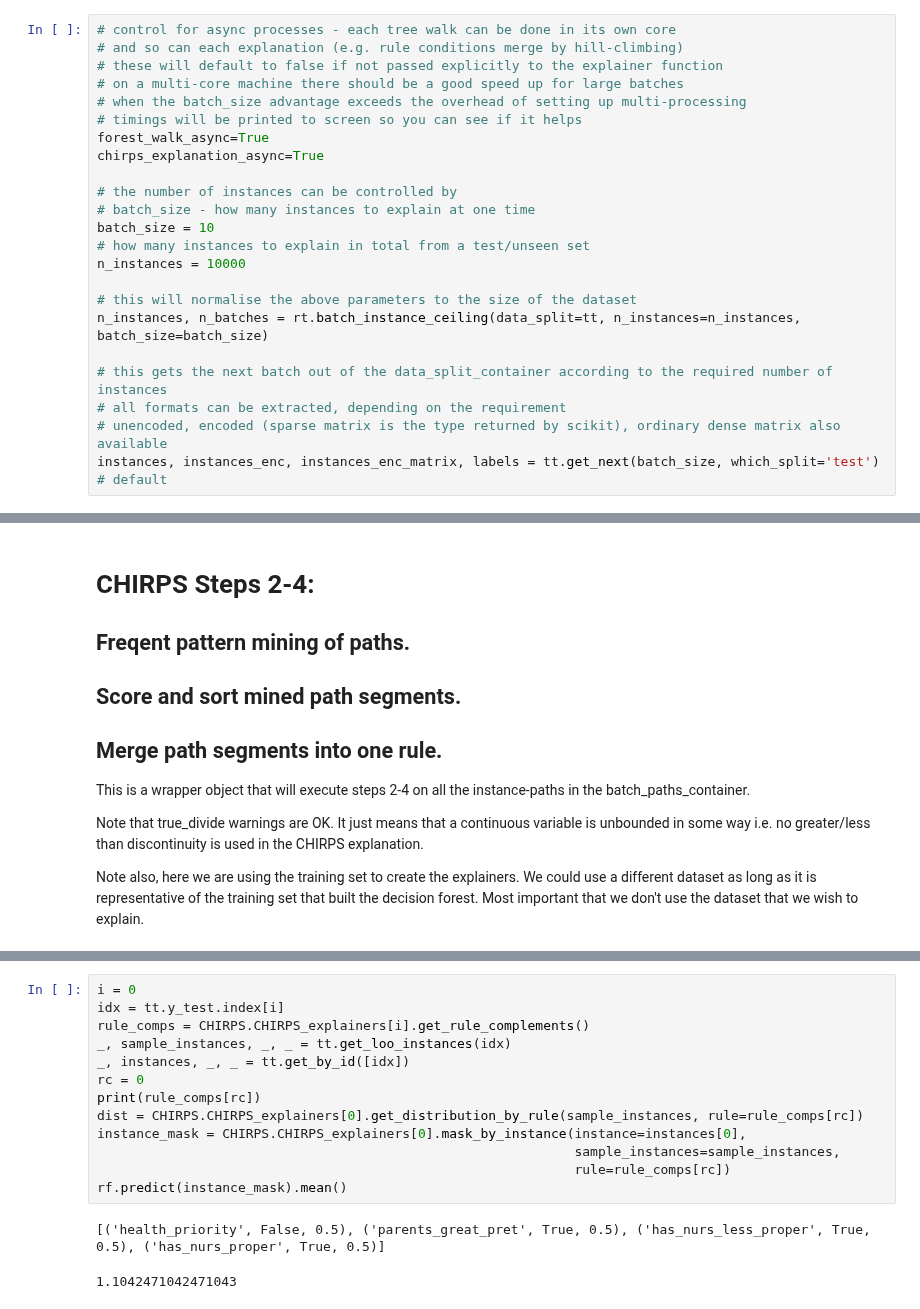
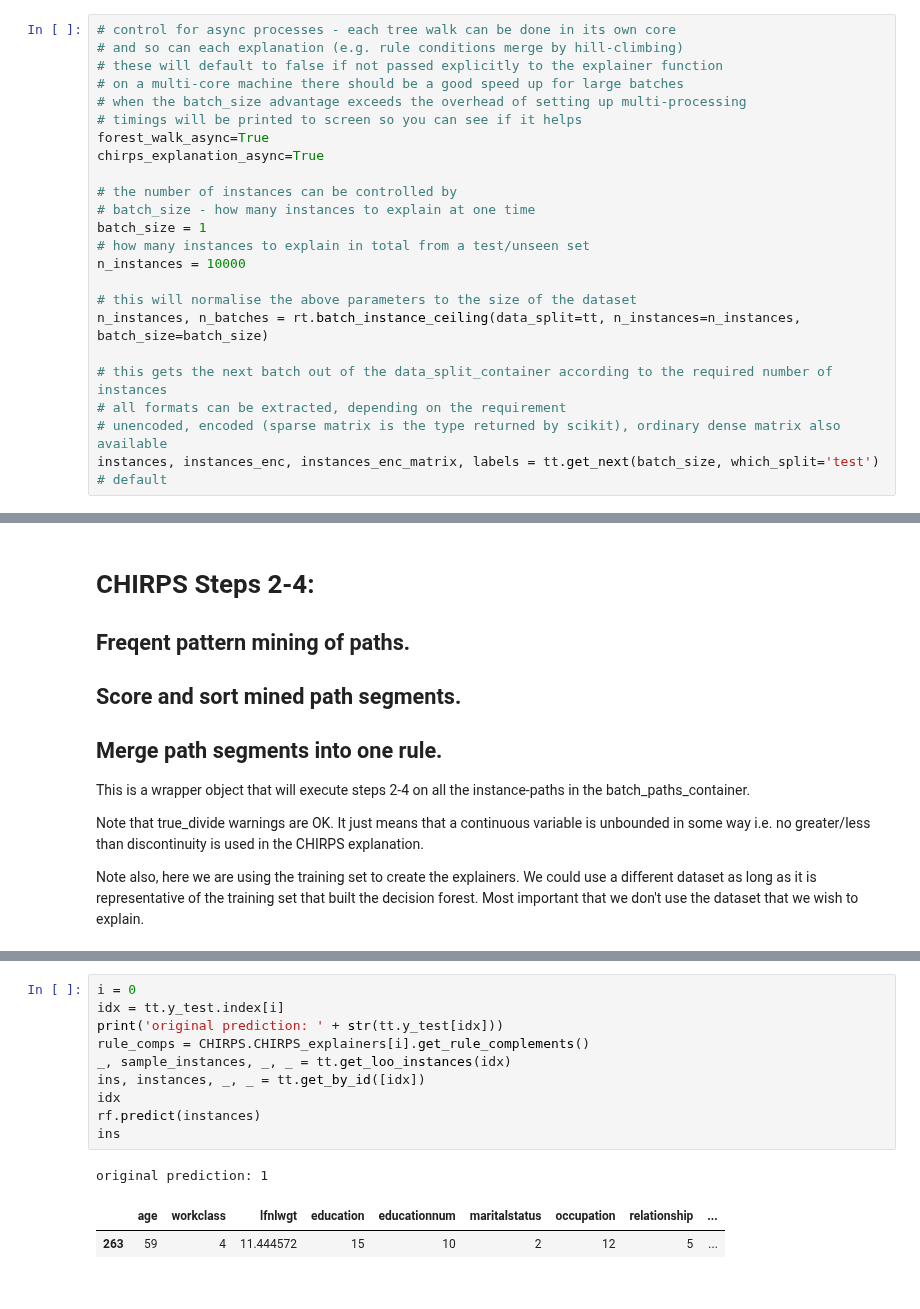
Before and after one commit to julianhatwell/explain_te, a Jupyter notebook: CHIRPS Examples.ipynb, the cells around one changed output, grey strips where cells are left out. Drawn from its saved outputs; the diff is of its cells as text.

Commit message:
Not rule testing mostly works now, but results not as expected

```diff
--- a/CHIRPS Examples.ipynb
+++ b/CHIRPS Examples.ipynb
@@ -168,7 +148,7 @@ chirps_explanation_async=True
 
 # the number of instances can be controlled by
 # batch_size - how many instances to explain at one time
-batch_size = 10
+batch_size = 1
 # how many instances to explain in total from a test/unseen set
 n_instances = 10000
 
@@ -304,16 +291,14 @@ CHIRPS batch results eval time elapsed: 0.9439 seconds
 # %%
 i = 0
 idx = tt.y_test.index[i]
+print('original prediction: ' + str(tt.y_test[idx]))
 rule_comps = CHIRPS.CHIRPS_explainers[i].get_rule_complements()
 _, sample_instances, _, _ = tt.get_loo_instances(idx)
-_, instances, _, _ = tt.get_by_id([idx])
-rc = 0
-print(rule_comps[rc])
-dist = CHIRPS.CHIRPS_explainers[0].get_distribution_by_rule(sample_instances, rule=rule_comps[rc])
-instance_mask = CHIRPS.CHIRPS_explainers[0].mask_by_instance(instance=instances[0],
-                                                             sample_instances=sample_instances,
-                                                             rule=rule_comps[rc])
-rf.predict(instance_mask).mean()
+ins, instances, _, _ = tt.get_by_id([idx])
+idx
+rf.predict(instances)
+ins
 # %% [output]
-[('health_priority', False, 0.5), ('parents_great_pret', True, 0.5), ('has_nurs_less_proper', True, 0.5), ('has_nurs_proper', True, 0.5)]
+original prediction: 1
-1.1042471042471043
+|  | age | workclass | lfnlwgt | education | educationnum | maritalstatus | occupation | relationship | ... |
+| 263 | 59 | 4 | 11.444572 | 15 | 10 | 2 | 12 | 5 | ... |
```
Also changed, not shown: parts of 23 cells of this notebook, 2 other files.
